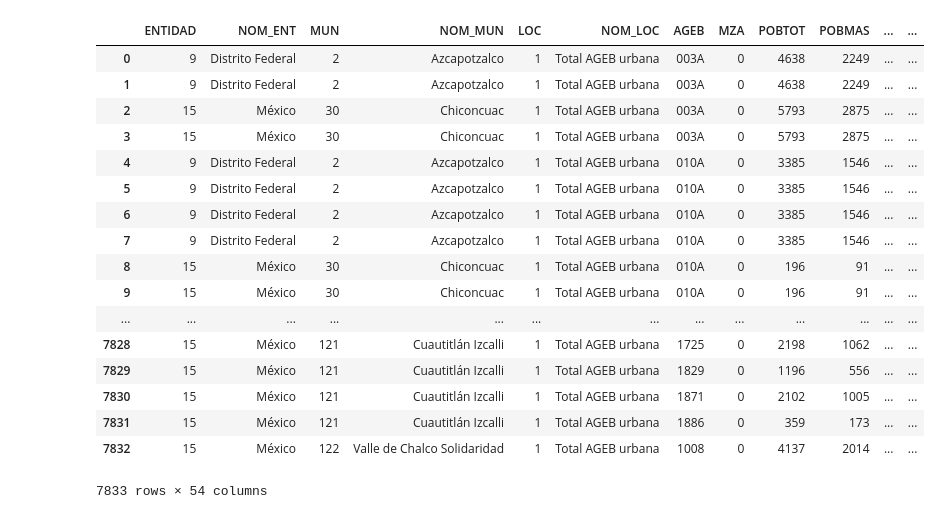
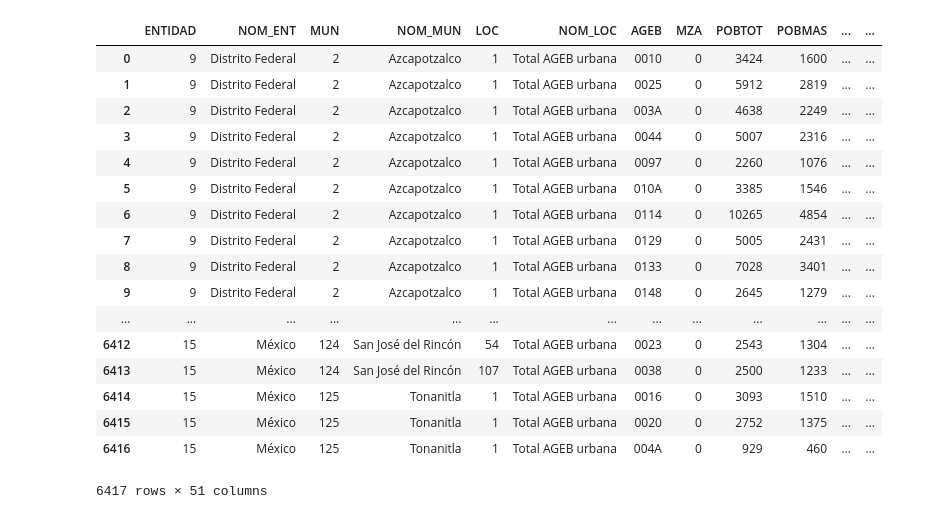
Before and after one commit to Iarmas/Project-1, a Jupyter notebook: mergedDF.ipynb, the cells around one changed output. Cells and saved outputs as stored; diff of their text form; code cells hidden in the pictures.

```diff
--- a/mergedDF.ipynb
+++ b/mergedDF.ipynb
@@ -7,6 +6,7 @@ rezago_f = "RSocial_AGEB 2010_v2.csv"
 
 read_state = pd.read_csv(state_f, encoding='utf-8')
 read_state = read_state.loc[read_state['NOM_LOC'] == 'Total AGEB urbana']
-read_state
+read_state['AGEB'] = read_state['AGEB'].str.zfill(4)
+read_state.head()
 # %% [output]
 |  | ENTIDAD | NOM_ENT | MUN | NOM_MUN | LOC | NOM_LOC | AGEB | MZA | POBTOT | POBMAS | ... | ... |
@@ -30,6 +19,7 @@ read_state
 # %%
 read_rezago = pd.read_csv(rezago_f, encoding='utf-8')
-read_rezago = read_rezago.rename(columns={'CVE_AGEB' : 'AGEB'})
-read_rezago = read_rezago.loc[(read_rezago['Entidad federativa'] == 'Distrito Federal') | (read_rezago['CVE_ENT'] == 15)]
-read_rezago
+read_rezago = read_rezago.rename(columns={'CVE_AGEB' : 'AGEB', 'CVE_MUN' : 'MUN', 'CVE_LOC' : 'LOC', 'CVE_ENT' : 'ENTIDAD'})
+read_rezago = read_rezago.loc[(read_rezago['Entidad federativa'] == 'Distrito Federal') | (read_rezago['ENTIDAD'] == 15)]
+read_rezago['MUN'] = read_rezago['MUN'].astype(int)
+read_rezago.head()
 # %% [output]
@@ -54,22 +33,22 @@ read_rezago
 # %%
-merged_df = read_state.merge(read_rezago, on="AGEB")
+merged_df = pd.merge(read_state, read_rezago, on=["AGEB", 'ENTIDAD', 'MUN', 'LOC'])
 merged_df
 # %% [output]
 |  | ENTIDAD | NOM_ENT | MUN | NOM_MUN | LOC | NOM_LOC | AGEB | MZA | POBTOT | POBMAS | ... | ... |
-| 0 | 9 | Distrito Federal | 2 | Azcapotzalco | 1 | Total AGEB urbana | 003A | 0 | 4638 | 2249 | ... | ... |
-| 1 | 9 | Distrito Federal | 2 | Azcapotzalco | 1 | Total AGEB urbana | 003A | 0 | 4638 | 2249 | ... | ... |
-| 2 | 15 | México | 30 | Chiconcuac | 1 | Total AGEB urbana | 003A | 0 | 5793 | 2875 | ... | ... |
-| 3 | 15 | México | 30 | Chiconcuac | 1 | Total AGEB urbana | 003A | 0 | 5793 | 2875 | ... | ... |
-| 4 | 9 | Distrito Federal | 2 | Azcapotzalco | 1 | Total AGEB urbana | 010A | 0 | 3385 | 1546 | ... | ... |
+| 0 | 9 | Distrito Federal | 2 | Azcapotzalco | 1 | Total AGEB urbana | 0010 | 0 | 3424 | 1600 | ... | ... |
+| 1 | 9 | Distrito Federal | 2 | Azcapotzalco | 1 | Total AGEB urbana | 0025 | 0 | 5912 | 2819 | ... | ... |
+| 2 | 9 | Distrito Federal | 2 | Azcapotzalco | 1 | Total AGEB urbana | 003A | 0 | 4638 | 2249 | ... | ... |
+| 3 | 9 | Distrito Federal | 2 | Azcapotzalco | 1 | Total AGEB urbana | 0044 | 0 | 5007 | 2316 | ... | ... |
+| 4 | 9 | Distrito Federal | 2 | Azcapotzalco | 1 | Total AGEB urbana | 0097 | 0 | 2260 | 1076 | ... | ... |
 | 5 | 9 | Distrito Federal | 2 | Azcapotzalco | 1 | Total AGEB urbana | 010A | 0 | 3385 | 1546 | ... | ... |
-| 6 | 9 | Distrito Federal | 2 | Azcapotzalco | 1 | Total AGEB urbana | 010A | 0 | 3385 | 1546 | ... | ... |
-| 7 | 9 | Distrito Federal | 2 | Azcapotzalco | 1 | Total AGEB urbana | 010A | 0 | 3385 | 1546 | ... | ... |
-| 8 | 15 | México | 30 | Chiconcuac | 1 | Total AGEB urbana | 010A | 0 | 196 | 91 | ... | ... |
-| 9 | 15 | México | 30 | Chiconcuac | 1 | Total AGEB urbana | 010A | 0 | 196 | 91 | ... | ... |
+| 6 | 9 | Distrito Federal | 2 | Azcapotzalco | 1 | Total AGEB urbana | 0114 | 0 | 10265 | 4854 | ... | ... |
+| 7 | 9 | Distrito Federal | 2 | Azcapotzalco | 1 | Total AGEB urbana | 0129 | 0 | 5005 | 2431 | ... | ... |
+| 8 | 9 | Distrito Federal | 2 | Azcapotzalco | 1 | Total AGEB urbana | 0133 | 0 | 7028 | 3401 | ... | ... |
+| 9 | 9 | Distrito Federal | 2 | Azcapotzalco | 1 | Total AGEB urbana | 0148 | 0 | 2645 | 1279 | ... | ... |
 | ... | ... | ... | ... | ... | ... | ... | ... | ... | ... | ... | ... | ... |
-| 7828 | 15 | México | 121 | Cuautitlán Izcalli | 1 | Total AGEB urbana | 1725 | 0 | 2198 | 1062 | ... | ... |
-| 7829 | 15 | México | 121 | Cuautitlán Izcalli | 1 | Total AGEB urbana | 1829 | 0 | 1196 | 556 | ... | ... |
-| 7830 | 15 | México | 121 | Cuautitlán Izcalli | 1 | Total AGEB urbana | 1871 | 0 | 2102 | 1005 | ... | ... |
-| 7831 | 15 | México | 121 | Cuautitlán Izcalli | 1 | Total AGEB urbana | 1886 | 0 | 359 | 173 | ... | ... |
-| 7832 | 15 | México | 122 | Valle de Chalco Solidaridad | 1 | Total AGEB urbana | 1008 | 0 | 4137 | 2014 | ... | ... |
+| 6412 | 15 | México | 124 | San José del Rincón | 54 | Total AGEB urbana | 0023 | 0 | 2543 | 1304 | ... | ... |
+| 6413 | 15 | México | 124 | San José del Rincón | 107 | Total AGEB urbana | 0038 | 0 | 2500 | 1233 | ... | ... |
+| 6414 | 15 | México | 125 | Tonanitla | 1 | Total AGEB urbana | 0016 | 0 | 3093 | 1510 | ... | ... |
+| 6415 | 15 | México | 125 | Tonanitla | 1 | Total AGEB urbana | 0020 | 0 | 2752 | 1375 | ... | ... |
+| 6416 | 15 | México | 125 | Tonanitla | 1 | Total AGEB urbana | 004A | 0 | 929 | 460 | ... | ... |
-7833 rows × 54 columns
+6417 rows × 51 columns
```
Also changed, not shown: parts of 4 cells of this notebook, 1 other file.
